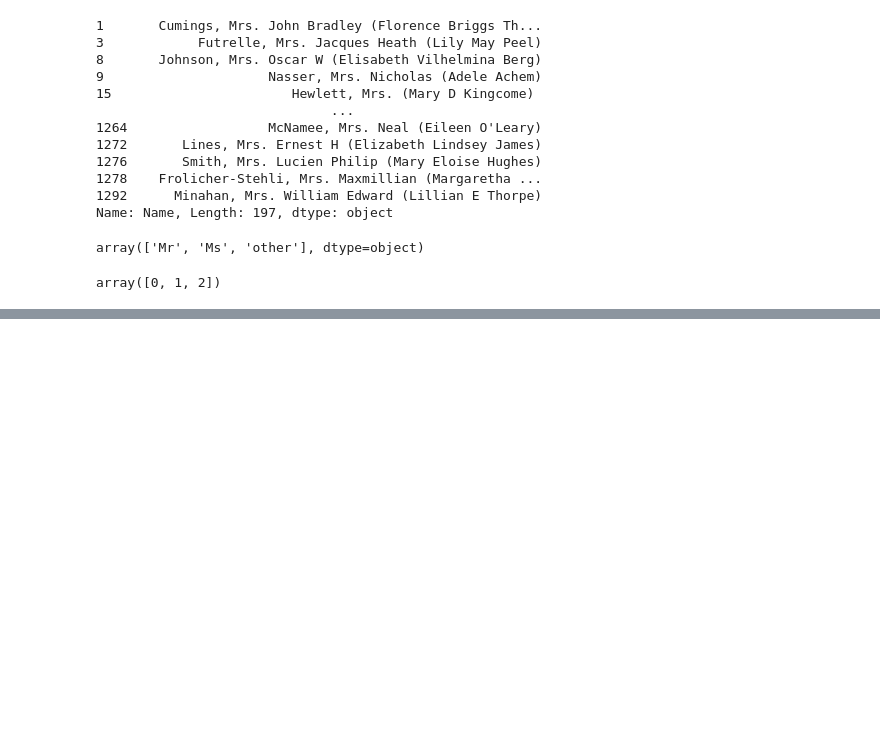
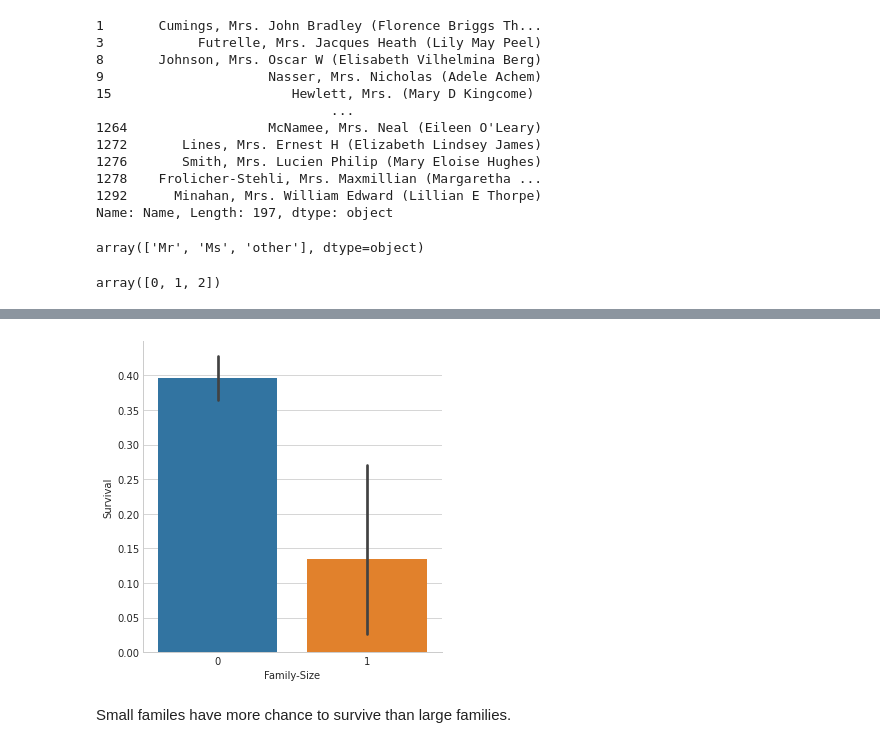
Before and after one commit to TolgaTANRISEVER/titanic-EDA, a Jupyter notebook: titanic-eda.ipynb, the cells around one changed output, grey strips where cells are left out. Saved outputs shown, nothing was run; the diff lists cells and outputs as text; code cells hidden in the pictures; blank space fills up the shorter version.

```diff
--- a/titanic-eda.ipynb
+++ b/titanic-eda.ipynb
@@ -1025,0 +1150,2 @@ array([0, 1, 2])
+# %%
+train_df["Family-Size"]=[1 if i>5 else 0 for i in train_df["Fsize"]]
@@ -1025,0 +1157,8 @@ array([0, 1, 2])
+# %%
+g = sns.factorplot(x = "Family-Size", y = "Survived", data = train_df, kind = "bar")
+g.set_ylabels("Survival")
+plt.show()
+# %% [output]
+[figure, added]
+# %% [markdown]
+Small familes have more chance to survive than large families.
```
Also changed, not shown: parts of 66 cells of this notebook.
